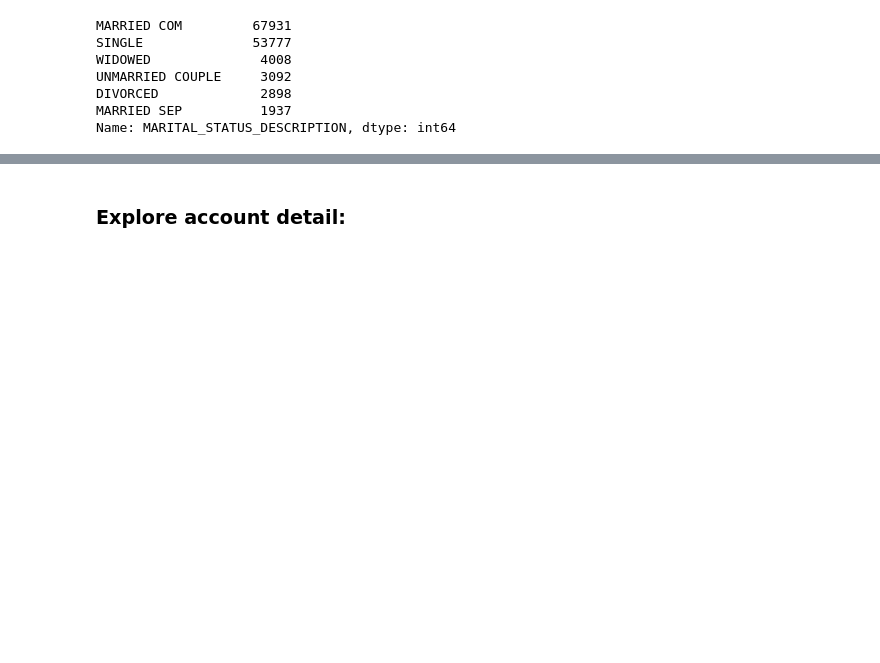
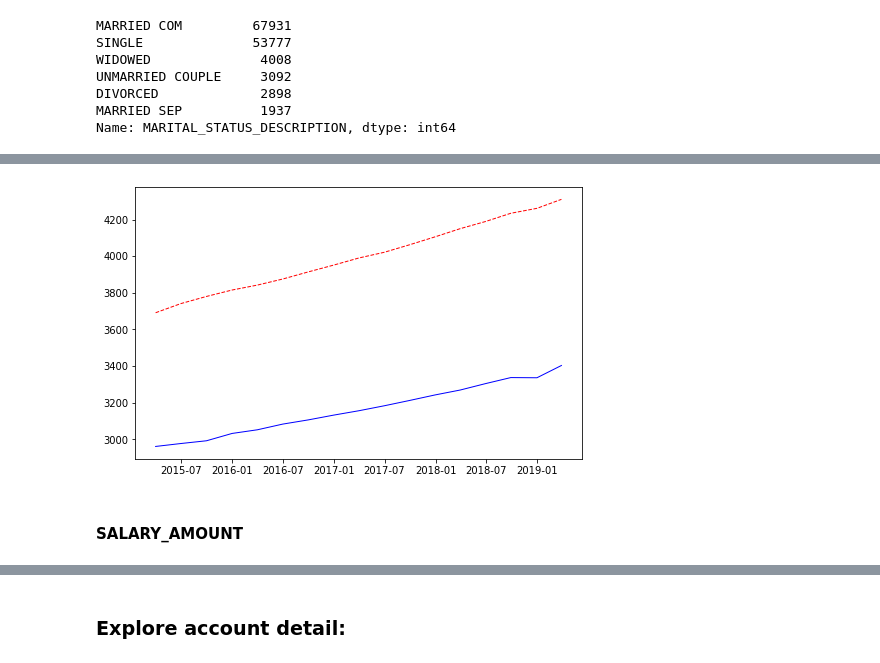
Before and after one commit to ChristoGH/mcb, a Jupyter notebook: explore.ipynb, the cells around one changed output, grey strips where cells are left out. Saved outputs shown, nothing was run; the diff lists cells and outputs as text; code cells hidden in the pictures; blank space fills up the shorter version.

```diff
--- a/explore.ipynb
+++ b/explore.ipynb
@@ -327,3 +393,6 @@ UNMARRIED COUPLE     3092
 DIVORCED             2898
 MARRIED SEP          1937
 Name: MARITAL_STATUS_DESCRIPTION, dtype: int64
+# %%
+marriage_df=customer_df[['RUN_DATE','MARITAL_STATUS_DESCRIPTION', 'CIR']].groupby(['RUN_DATE','MARITAL_STATUS_DESCRIPTION']).count()
+marriage_df.reset_index(inplace = True)
@@ -329,0 +420,25 @@ Name: MARITAL_STATUS_DESCRIPTION, dtype: int64
+# %%
+marriage_df=marriage_df.pivot(index = 'RUN_DATE', columns='MARITAL_STATUS_DESCRIPTION', values='CIR').reset_index()
+# %%
+plt.figure(num = 3, figsize=(8, 5))
+x=marriage_df.RUN_DATE
+y_married=marriage_df['MARRIED COM']
+y_single=marriage_df['SINGLE']
+# plt.plot(x, y2)
+plt.plot(x, y_married,
+         color='red',
+         linewidth=1.0,
+         linestyle='--'
+        )
+
+plt.plot(x, y_single,
+         color='blue',
+         linewidth=1.0,
+         linestyle='-'
+        )
+
+plt.show()
+# %% [output]
+[figure, added]
+# %% [markdown]
+#### SALARY_AMOUNT
```
Also changed, not shown: parts of 59 cells of this notebook.
